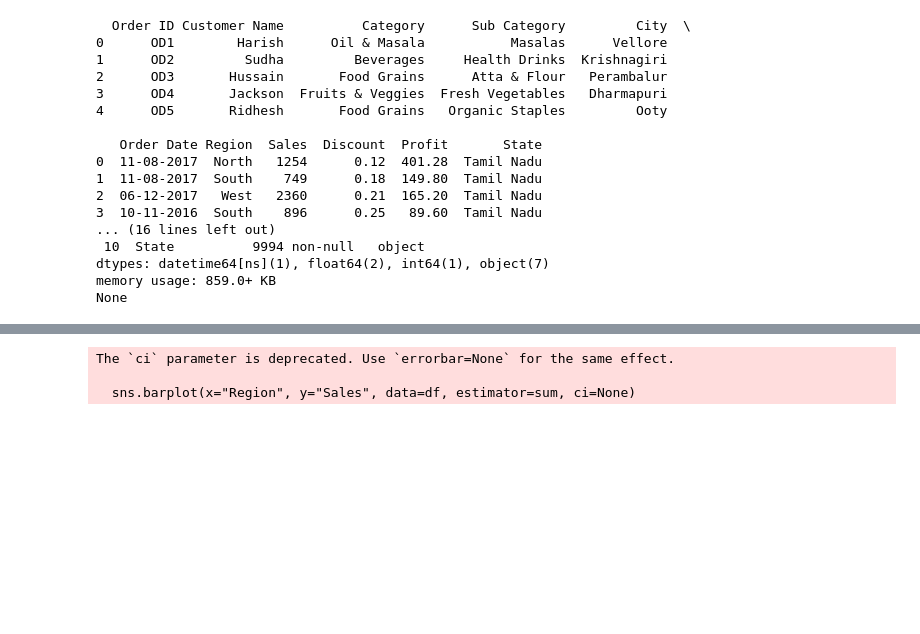
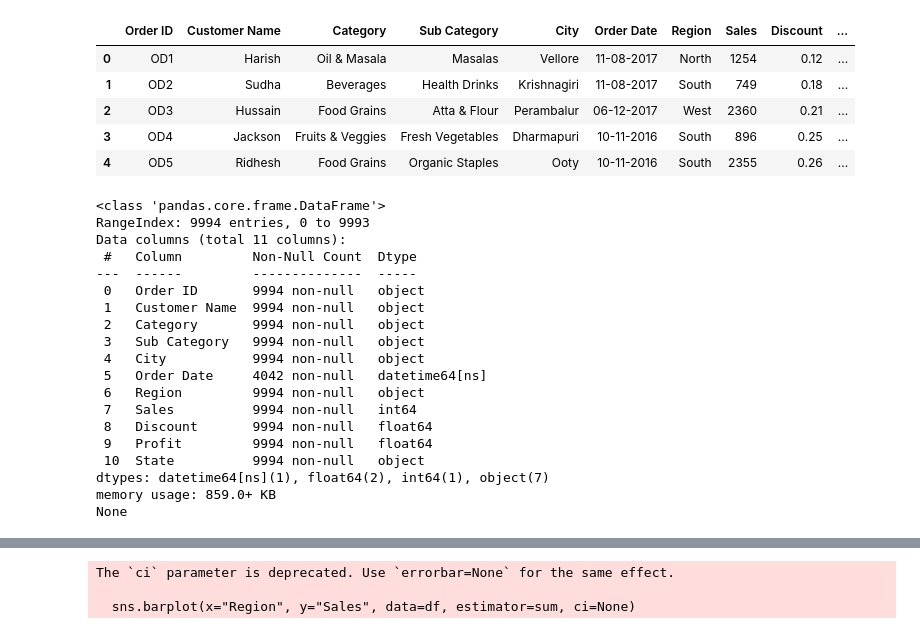
Before and after one commit to chaki786/supermarket-, a Jupyter notebook: supermarket.ipynb, the cells around one changed output, grey strips where cells are left out. Cells and saved outputs as stored; diff of their text form; code cells hidden in the pictures; blank space fills up the shorter version.

```diff
--- a/supermarket.ipynb
+++ b/supermarket.ipynb
@@ -1,13 +1,25 @@
 # %% [markdown]
 <a href="https://colab.research.google.com/github/chaki786/supermarket-/blob/main/supermarket.ipynb" target="_parent"><img src="https://colab.research.google.com/assets/colab-badge.svg" alt="Open In Colab"/></a>
+# %%
+import pandas as pd
+
+# Google Sheet CSV Link
+sheet_url = "https://docs.google.com/spreadsheets/d/1pxKxiFW-a_mvVmaA1W1UATx_LPMPahM3UhAtPUKA8yg/gviz/tq?tqx=out:csv&sheet=Sheet1"
+
+# Read CSV
+df = pd.read_csv(sheet_url)
+
+# Show first 5 rows
+df.head()
+# %% [output]
+|  | Order ID | Customer Name | Category | Sub Category | City | Order Date | Region | Sales | Discount | ... |
+| 0 | OD1 | Harish | Oil & Masala | Masalas | Vellore | 11-08-2017 | North | 1254 | 0.12 | ... |
+| 1 | OD2 | Sudha | Beverages | Health Drinks | Krishnagiri | 11-08-2017 | South | 749 | 0.18 | ... |
+| 2 | OD3 | Hussain | Food Grains | Atta & Flour | Perambalur | 06-12-2017 | West | 2360 | 0.21 | ... |
+| 3 | OD4 | Jackson | Fruits & Veggies | Fresh Vegetables | Dharmapuri | 10-11-2016 | South | 896 | 0.25 | ... |
+| 4 | OD5 | Ridhesh | Food Grains | Organic Staples | Ooty | 10-11-2016 | South | 2355 | 0.26 | ... |
 # %%
-import pandas as pd
 
-# Kaggle Dataset Load karo
-df = pd.read_csv("/content/Supermart Grocery Sales - Retail Analytics Dataset.csv")
-
-# Check first few rows
-print(df.head())
 
 # Date ko Convert karo
 df["Order Date"] = pd.to_datetime(df["Order Date"], dayfirst=False, errors='coerce')
@@ -15,19 +27,21 @@ df["Order Date"] = pd.to_datetime(df["Order Date"], dayfirst=False, errors='coer
 # Confirm Format
 print(df.info())
 # %% [output]
-  Order ID Customer Name          Category      Sub Category         City  \
-0      OD1        Harish      Oil & Masala           Masalas      Vellore
-1      OD2         Sudha         Beverages     Health Drinks  Krishnagiri
-2      OD3       Hussain       Food Grains      Atta & Flour   Perambalur
-3      OD4       Jackson  Fruits & Veggies  Fresh Vegetables   Dharmapuri
-4      OD5       Ridhesh       Food Grains   Organic Staples         Ooty
-
-   Order Date Region  Sales  Discount  Profit       State
-0  11-08-2017  North   1254      0.12  401.28  Tamil Nadu
-1  11-08-2017  South    749      0.18  149.80  Tamil Nadu
-2  06-12-2017   West   2360      0.21  165.20  Tamil Nadu
-3  10-11-2016  South    896      0.25   89.60  Tamil Nadu
-... (16 lines left out)
+<class 'pandas.core.frame.DataFrame'>
+RangeIndex: 9994 entries, 0 to 9993
+Data columns (total 11 columns):
+ #   Column         Non-Null Count  Dtype
+---  ------         --------------  -----
+ 0   Order ID       9994 non-null   object
+ 1   Customer Name  9994 non-null   object
+ 2   Category       9994 non-null   object
+ 3   Sub Category   9994 non-null   object
+ 4   City           9994 non-null   object
+ 5   Order Date     4042 non-null   datetime64[ns]
+ 6   Region         9994 non-null   object
+ 7   Sales          9994 non-null   int64
+ 8   Discount       9994 non-null   float64
+ 9   Profit         9994 non-null   float64
  10  State          9994 non-null   object
 dtypes: datetime64[ns](1), float64(2), int64(1), object(7)
 memory usage: 859.0+ KB
```
Also changed, not shown: parts of 3 cells of this notebook.
